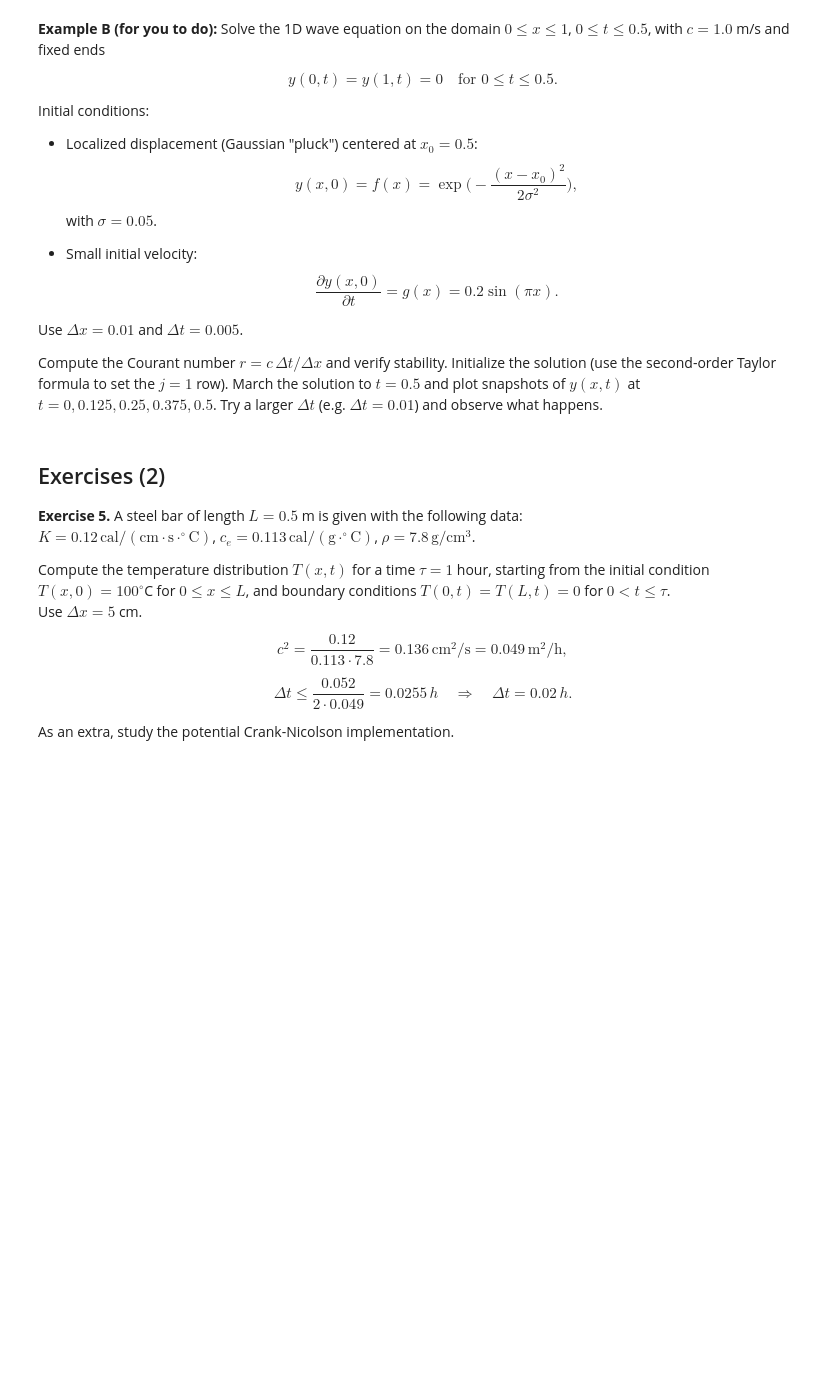
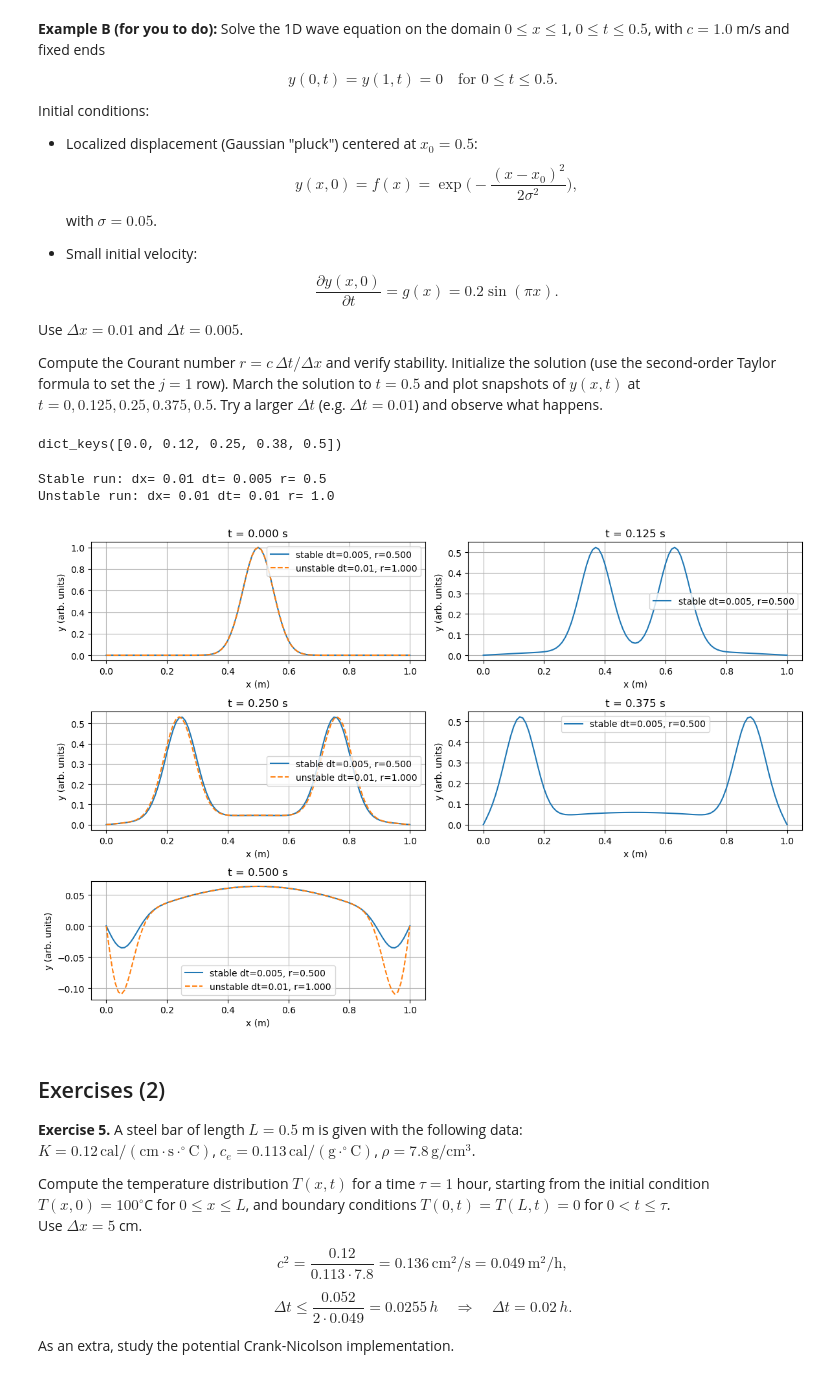
Before and after one commit to AlejandroRG03/computacion_master, a Jupyter notebook: USC-FCA-main/PDEs_notebook.ipynb, the cells around one changed output. Saved outputs shown, nothing was run; the diff lists cells and outputs as text; code cells hidden in the pictures; blank space fills up the shorter version.

```diff
--- a/USC-FCA-main/PDEs_notebook.ipynb
+++ b/USC-FCA-main/PDEs_notebook.ipynb
@@ -1331,7 +1331,7 @@ Repeat the experiment with a larger time step so that the stability condition is
 import numpy as np
 import matplotlib.pyplot as plt
 
-def run_wave(L, dx, dt, c, t_final, f_func, g_func):
+def run_wave(L, dx, dt, c, t_final, f_func, g_func, snapshot_times=[0.0, 0.25, 0.5, 0.75, 1.0]):
     """
     Explicit finite-difference solver for 1D wave eq:
       y_tt = c^2 y_xx
@@ -1356,7 +1356,6 @@ def run_wave(L, dx, dt, c, t_final, f_func, g_func):
     ##
 
     # snapshots at these times (seconds)
-    snapshot_times = [0.0, 0.25, 0.5, 0.75, 1.0]
     snapshot_steps = [int(round(t / dt)) for t in snapshot_times]
 
     snapshots = {0.0: y_prev.copy()}
@@ -1370,7 +1369,7 @@ def run_wave(L, dx, dt, c, t_final, f_func, g_func):
         # advance
         y_prev, y_curr = y_curr, y_next
         if j in snapshot_steps:
-            snapshots[round(j*dt, 6)] = y_curr.copy()
+            snapshots[round(j*dt, 4)] = y_curr.copy()
     return {
         "x": x,
         "snapshots": snapshots,
@@ -1450,6 +1449,60 @@ Initial conditions:
 Use $\Delta x = 0.01$ and $\Delta t = 0.005$.
 
 Compute the Courant number $r = c\,\Delta t / \Delta x$ and verify stability. Initialize the solution (use the second-order Taylor formula to set the $j=1$ row). March the solution to $t=0.5$ and plot snapshots of $y(x,t)$ at $t=0, 0.125, 0.25, 0.375, 0.5$. Try a larger $\Delta t$ (e.g. $\Delta t=0.01$) and observe what happens.
+# %%
+result_unstable['snapshots'].keys()
+# %% [output]
+dict_keys([0.0, 0.12, 0.25, 0.38, 0.5])
+# %%
+# Problem definition
+L = 1.0
+dx = 0.01
+dt_stable = 0.005    # stable run
+dt_unstable = 0.01  # intentionally unstable (r > 1)
+c = 1.0
+t_final = 0.5
+
+snapshot_times = [0, 0.125, 0.25, 0.375, 0.5]
+
+## define the functions that appear as boundary conditions
+f_func = lambda x: np.exp(-(x-0.5)**2/(2*0.05**2))
+g_func = lambda x: 0.2*np.sin(np.pi * x)
+
+# Run stable
+result_stable = run_wave(L, dx, dt_stable, c, t_final, f_func, g_func, snapshot_times=snapshot_times)
+print("Stable run: dx=", dx, "dt=", dt_stable, "r=", result_stable["r"])
+
+# Run unstable
+result_unstable = run_wave(L, dx, dt_unstable, c, t_final, f_func, g_func, snapshot_times=snapshot_times)
+print("Unstable run: dx=", dx, "dt=", dt_unstable, "r=", result_unstable["r"])
+
+# Plotting: stable vs unstable snapshots side-by-side
+times = sorted(result_stable["snapshots"].keys())
+x = result_stable["x"]
+
+plt.figure(figsize=(12, 8))
+for k, t in enumerate(times):
+    plt.subplot(3, 2, k+1)
+    y_s = result_stable["snapshots"].get(t)
+    y_u = result_unstable["snapshots"].get(t)
+    # stable
+    if y_s is not None:
+        plt.plot(x, y_s, label=f"stable dt={dt_stable}, r={result_stable['r']:.3f}")
+    # unstable (may blow up or be noisy)
+    if y_u is not None:
+        plt.plot(x, y_u, '--', label=f"unstable dt={dt_unstable}, r={result_unstable['r']:.3f}")
+    plt.title(f"t = {t:.3f} s")
+    plt.xlabel("x (m)")
+    plt.ylabel("y (arb. units)")
+    plt.grid(True)
+    plt.legend()
+# tidy layout
+plt.tight_layout()
+plt.show()
+# %% [output]
+Stable run: dx= 0.01 dt= 0.005 r= 0.5
+Unstable run: dx= 0.01 dt= 0.01 r= 1.0
+[figure, added]
 # %% [markdown]
 ## Exercises (2)
 
```
Also changed, not shown: 3 other files.
